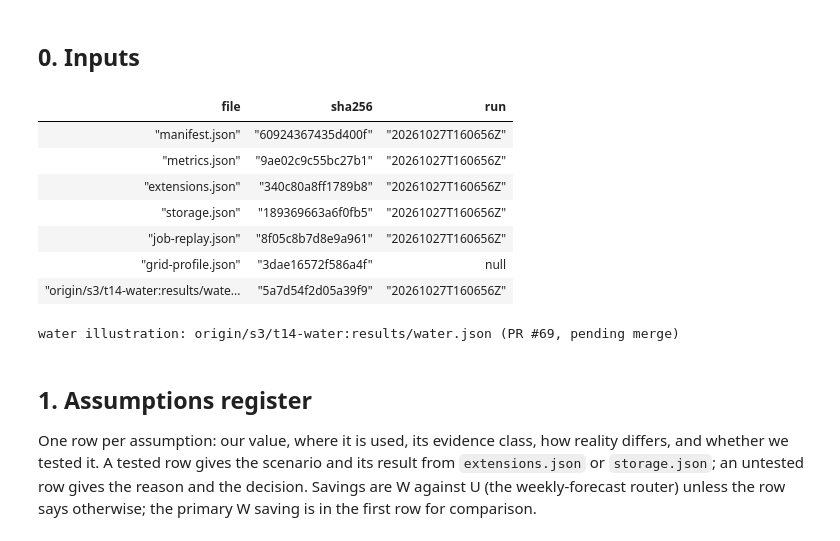
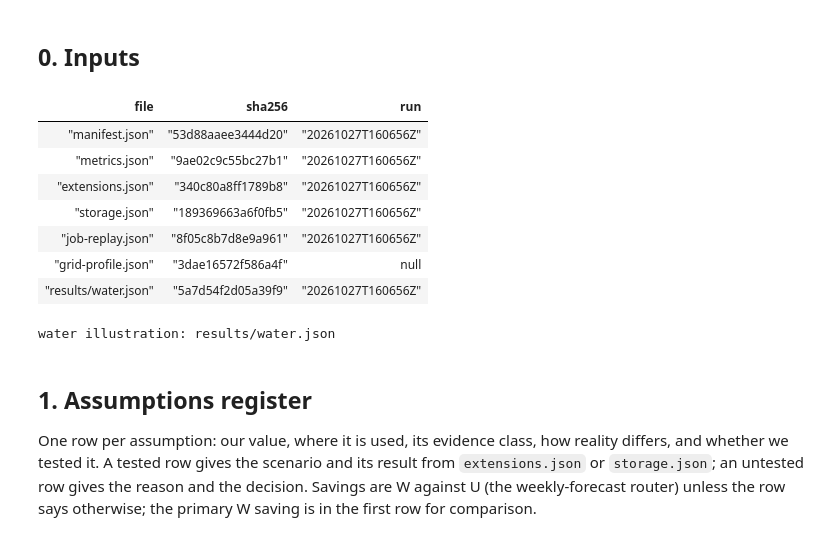
Before and after one commit to ratulalahy/26_hard_tech_week_hackathon, a Jupyter notebook: notebooks/40_assumptions_and_reality.ipynb, the cells around one changed output. Drawn from its saved outputs; the diff is of its cells as text; code cells hidden in the pictures.

```diff
--- a/notebooks/40_assumptions_and_reality.ipynb
+++ b/notebooks/40_assumptions_and_reality.ipynb
@@ -16,7 +16,6 @@
 import hashlib
 import json
 import re
-import subprocess
 
 import matplotlib.pyplot as plt
 import numpy as np
@@ -36,20 +35,10 @@ FILES = ["manifest.json", "metrics.json", "extensions.json", "storage.json", "jo
 SRC = {f: json.loads((RESULTS_DIR / f).read_text()) for f in FILES}
 SHA = {f: hashlib.sha256((RESULTS_DIR / f).read_bytes()).hexdigest() for f in FILES}
 
-# The water illustration (T14, PR #69) is not merged yet: read the committed file once it is on
-# main, otherwise the PR branch's committed file. Without either, its row is marked pending.
-WATER_REF = "origin/s3/t14-water"
-WATER_PR = "PR #69"
-if (RESULTS_DIR / "water.json").exists():
-    water_text, WATER_FROM = (RESULTS_DIR / "water.json").read_text(), "results/water.json"
-else:
-    r = subprocess.run(["git", "show", f"{WATER_REF}:results/water.json"], cwd=REPO_ROOT,
-                       capture_output=True, text=True, check=False)
-    water_text = r.stdout if r.returncode == 0 else None
-    WATER_FROM = f"{WATER_REF}:results/water.json ({WATER_PR}, pending merge)" if water_text else None
-if water_text:
-    SRC["water.json"] = json.loads(water_text)
-    SHA["water.json"] = hashlib.sha256(water_text.encode()).hexdigest()
+# The water illustration (T14) is a committed results file like the others.
+water_text, WATER_FROM = (RESULTS_DIR / "water.json").read_text(), "results/water.json"
+SRC["water.json"] = json.loads(water_text)
+SHA["water.json"] = hashlib.sha256(water_text.encode()).hexdigest()
 
 RUN_ID = SRC["manifest.json"]["run_id"]
 for f, d in SRC.items():
@@ -90,42 +79,42 @@ ci_t = lambda e, d=1: "[" + ", ".join(sgn(x / 1000, f",.{d}f") for x in V(e)) +
 
 
 def contrast(cand: str, ref: str) -> dict:
     """Registered contrast (b = 4): saving = (ref − cand)/ref; diff_kg = ref − cand."""
     i = next(i for i, c in enumerate(SRC["metrics.json"]["contrasts"])
              if c["candidate"] == cand and c["reference"] == ref)
     base = f"metrics.json#/contrasts/{i}/blocks/4"
     assert SRC["metrics.json"]["contrasts"][i]["blocks"]["4"]["primary"]
     return {k: num(f"{base}/{k}") for k in ("saving", "saving_ci95", "diff_kg", "diff_kg_ci95")}
 
 
 def ext(group: str, scen: str, pol: str) -> dict:
     base = f"extensions.json#/{group}/{scen}/policies/{pol}/vs_U/4"
     return {k: num(f"{base}/{k}") for k in ("saving", "saving_ci95")}
 
 
 sv = lambda c: f"{pct(c['saving'])} {ci_pct(c['saving_ci95'])}"
 
 
 def labels(x) -> str:
     """The evidence classes of every envelope inside `x`, for display next to the numbers."""
     if isinstance(x, dict) and "value" in x and "evidence" in x:
         return x["evidence"]
     items = x.values() if isinstance(x, dict) else x if isinstance(x, list) else []
     return ", ".join(sorted({c for v in items for c in labels(v).split(", ") if c}))
 
 display(pl.DataFrame([{"file": f if f != "water.json" else WATER_FROM, "sha256": SHA[f][:16],
                        "run": SRC[f].get("run_id") or SRC[f].get("registered_run_id")} for f in SRC]))
-print("water illustration:", WATER_FROM or "pending: no committed water.json found")
+print("water illustration:", WATER_FROM)
 # %% [output]
 | file | sha256 | run |
-| "manifest.json" | "60924367435d400f" | "20261027T160656Z" |
+| "manifest.json" | "53d88aaee3444d20" | "20261027T160656Z" |
 | "metrics.json" | "9ae02c9c55bc27b1" | "20261027T160656Z" |
 | "extensions.json" | "340c80a8ff1789b8" | "20261027T160656Z" |
 | "storage.json" | "189369663a6f0fb5" | "20261027T160656Z" |
 | "job-replay.json" | "8f05c8b7d8e9a961" | "20261027T160656Z" |
 | "grid-profile.json" | "3dae16572f586a4f" | null |
-| "origin/s3/t14-water:results/wate... | "5a7d54f2d05a39f9" | "20261027T160656Z" |
+| "results/water.json" | "5a7d54f2d05a39f9" | "20261027T160656Z" |
-water illustration: origin/s3/t14-water:results/water.json (PR #69, pending merge)
+water illustration: results/water.json
 # %% [markdown]
 ## 1. Assumptions register
 
```
Also changed, not shown: parts of 3 cells of this notebook, 4 other files.
